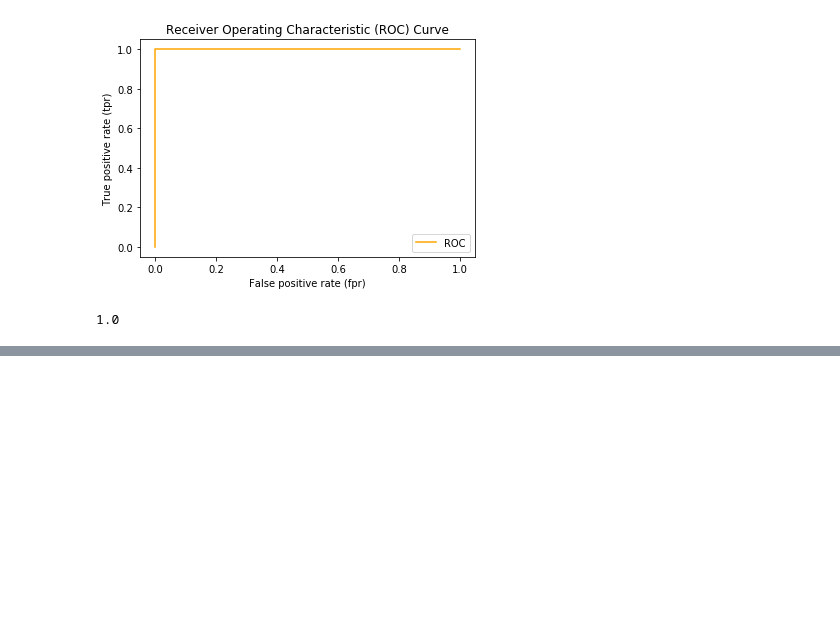
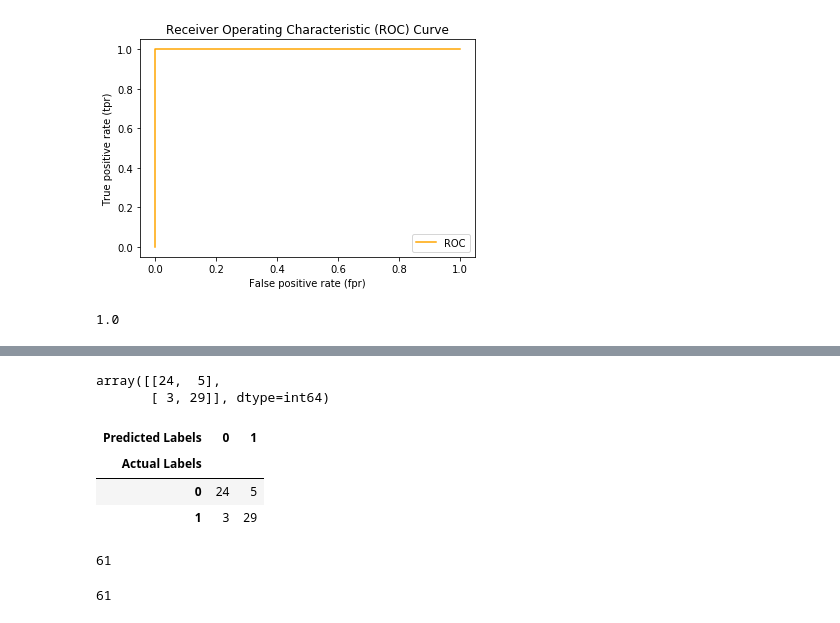
Before and after one commit to VishwasMore/introduction-to-MachineLearning, a Jupyter notebook: introduction-to-scikit-learn.ipynb, the cells around one changed output, grey strips where cells are left out. Saved outputs shown, nothing was run; the diff lists cells and outputs as text; code cells hidden in the pictures; blank space fills up the shorter version.

```diff
--- a/introduction-to-scikit-learn.ipynb
+++ b/introduction-to-scikit-learn.ipynb
@@ -825,0 +822,29 @@ roc_auc_score(y_test, y_test)
+# %%
+from sklearn.metrics import confusion_matrix
+from sklearn.ensemble import RandomForestClassifier
+
+y_preds = clf.predict(X_test)
+
+confusion_matrix(y_test, y_preds)
+# %% [output]
+array([[24,  5],
+       [ 3, 29]], dtype=int64)
+# %%
+# Visualize confusion matrix with pd.crosstab()
+pd.crosstab(y_test,
+            y_preds,
+            rownames=["Actual Labels"],
+            colnames=["Predicted Labels"])
+# %% [output]
+| Predicted Labels | 0 | 1 |
+| Actual Labels |  |  |
+| 0 | 24 | 5 |
+| 1 | 3 | 29 |
+# %%
+len(X_test)
+# %% [output]
+61
+# %%
+24 + 5 + 3 + 29
+# %% [output]
+61
```
Also changed, not shown: parts of 12 cells of this notebook.
